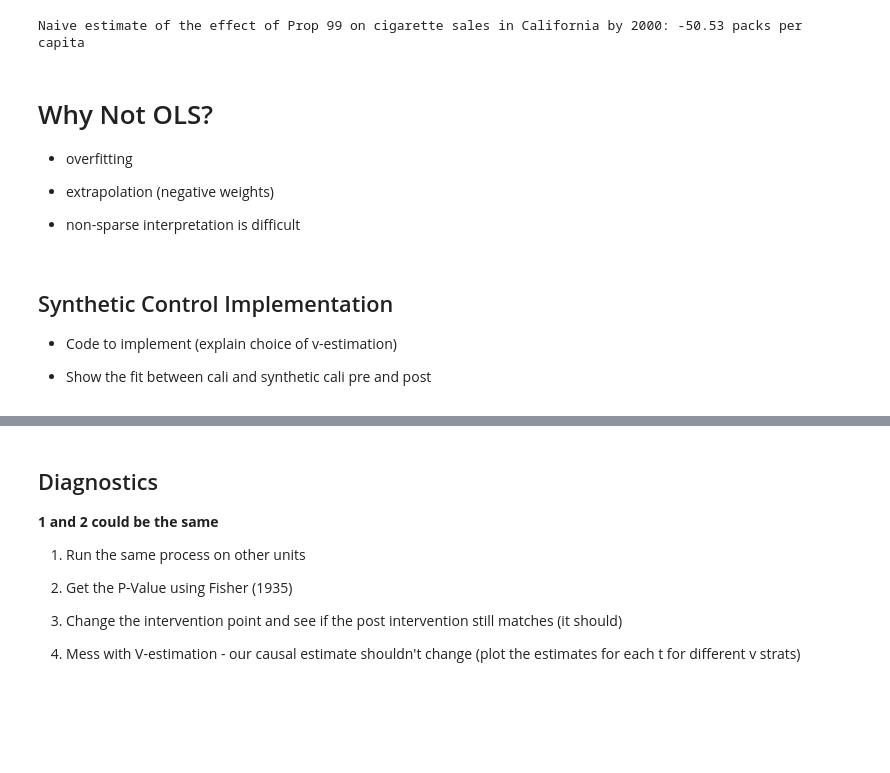
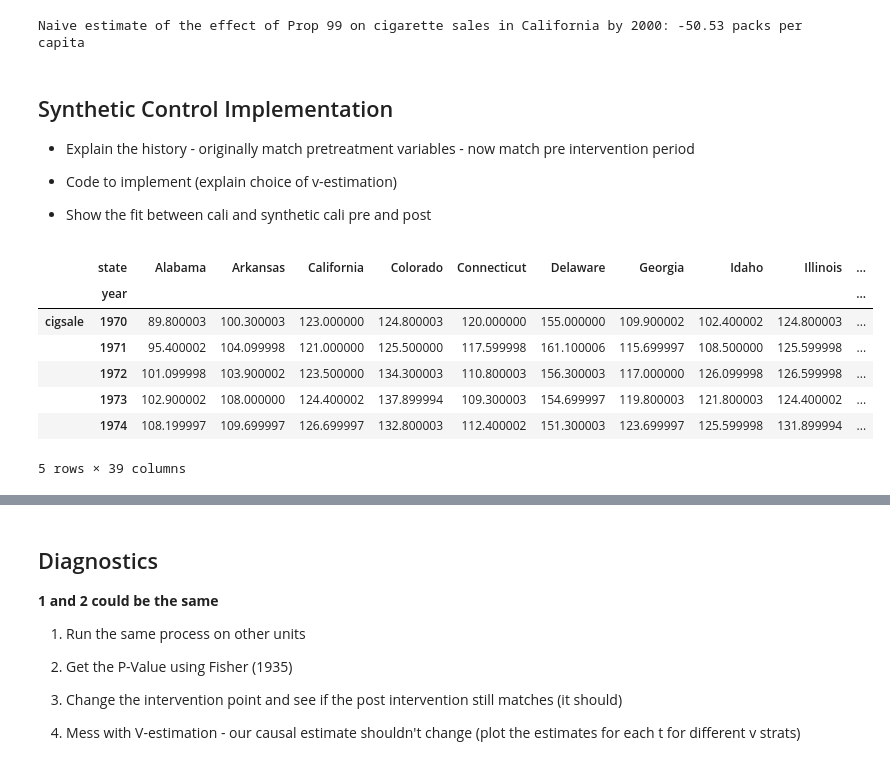
Before and after one commit to cainemerrick98/causal-inference, a Jupyter notebook: 4.reducing_smoking_in_california/notebook.ipynb, the cells around one changed output, grey strips where cells are left out. Drawn from its saved outputs; the diff is of its cells as text; code cells hidden in the pictures; blank space fills up the shorter version.

```diff
--- a/4.reducing_smoking_in_california/notebook.ipynb
+++ b/4.reducing_smoking_in_california/notebook.ipynb
@@ -102,16 +103,10 @@ effect_by_2000_naive = california[california["year"] == 2000]["cigsale"].values[
 print(f"Naive estimate of the effect of Prop 99 on cigarette sales in California by 2000: {effect_by_2000_naive:.2f} packs per capita")
 # %% [output]
 Naive estimate of the effect of Prop 99 on cigarette sales in California by 2000: -50.53 packs per capita
-# %% [markdown]
-# Why Not OLS?
-
-* overfitting
-
-* extrapolation (negative weights)
-
-* non-sparse interpretation is difficult
 # %% [markdown]
 ## Synthetic Control Implementation
+
+- Explain the history - originally match pretreatment variables - now match pre intervention period
 
 - Code to implement (explain choice of v-estimation)
 
@@ -121,2 +135,13 @@ Naive estimate of the effect of Prop 99 on cigarette sales in California by 2000
 # %%
-# Show the plot
+features = ["cigsale", "retprice"]
+inverted = df[~df['after_treatment']].pivot(index="state", columns="year")[features].T
+inverted.head()
+# %% [output]
+|  | state | Alabama | Arkansas | California | Colorado | Connecticut | Delaware | Georgia | Idaho | Illinois | ... |
+|  | year |  |  |  |  |  |  |  |  |  | ... |
+| cigsale | 1970 | 89.800003 | 100.300003 | 123.000000 | 124.800003 | 120.000000 | 155.000000 | 109.900002 | 102.400002 | 124.800003 | ... |
+|  | 1971 | 95.400002 | 104.099998 | 121.000000 | 125.500000 | 117.599998 | 161.100006 | 115.699997 | 108.500000 | 125.599998 | ... |
+|  | 1972 | 101.099998 | 103.900002 | 123.500000 | 134.300003 | 110.800003 | 156.300003 | 117.000000 | 126.099998 | 126.599998 | ... |
+|  | 1973 | 102.900002 | 108.000000 | 124.400002 | 137.899994 | 109.300003 | 154.699997 | 119.800003 | 121.800003 | 124.400002 | ... |
+|  | 1974 | 108.199997 | 109.699997 | 126.699997 | 132.800003 | 112.400002 | 151.300003 | 123.699997 | 125.599998 | 131.899994 | ... |
+5 rows × 39 columns
```
Also changed, not shown: parts of 9 cells of this notebook.
